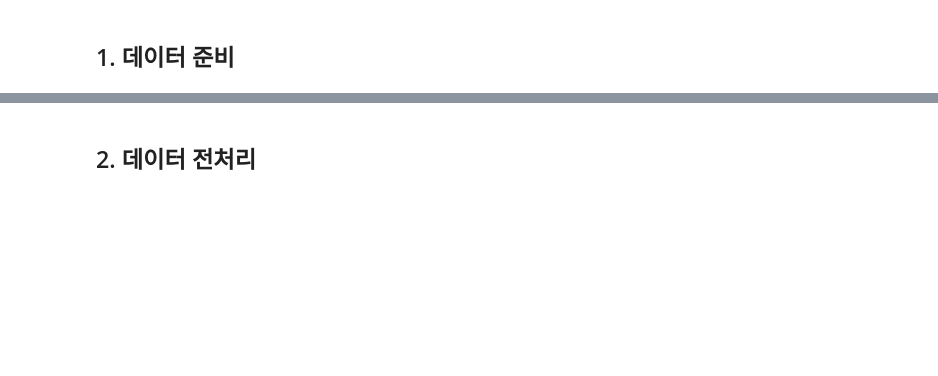
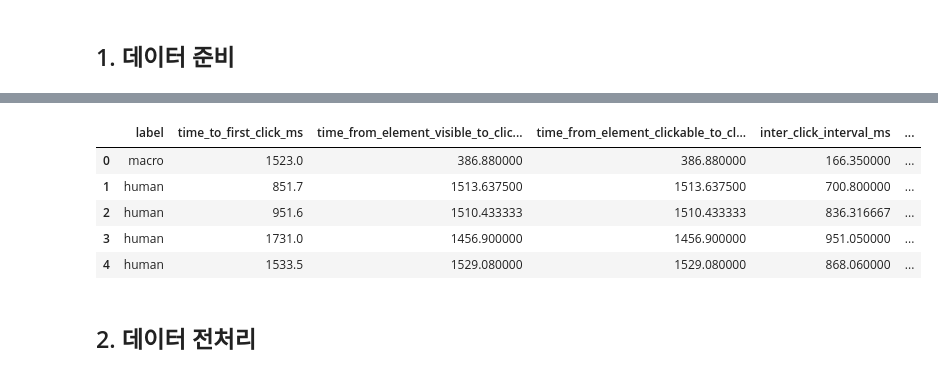
Before and after one commit to Tickle-ticket/Tickle, a Jupyter notebook: services/ai/train/model_experiment/logistic_regression.ipynb, the cells around one changed output, grey strips where cells are left out. Cells and saved outputs as stored; diff of their text form; code cells hidden in the pictures; blank space fills up the shorter version.

```diff
--- a/services/ai/train/model_experiment/logistic_regression.ipynb
+++ b/services/ai/train/model_experiment/logistic_regression.ipynb
@@ -9,13 +34,8 @@
 # %%
-from __future__ import annotations
-
-import json
-from datetime import datetime
-from pathlib import Path
-
-import numpy as np
-import pandas as pd
-import yaml
+pd.set_option("display.max_columns", None)
+pd.set_option("display.max_rows", 100)
+pd.set_option("display.max_colwidth", None)
+pd.set_option("display.width", 1000)
 
 SEED = 42
 TEST_SIZE = 0.2
@@ -155,2 +78,47 @@ configured feature count: 44
+# %%
+def load_data(data_dir: Path) -> pd.DataFrame:
+    """데이터 로드
+
+    Args:
+        data_dir (Path): 데이터 디렉토리 경로
+    Returns:
+        pd.DataFrame: 행동 데이터프레임
+    """
+
+    rows: list[dict] = []
+
+    for path in sorted(data_dir.glob("trial_*.json")):
+
+        data = json.loads(path.read_text(encoding="utf-8"))
+        label = data.get("label", None)
+
+        if(label is None):
+            continue
+
+        feature = data.get("metrics", {})
+
+        row = {
+            "label": label,
+        }
+
+        if isinstance(feature, dict):
+            row.update(feature)
+
+        rows.append(row)
+
+    df = pd.DataFrame(rows)
+
+    return df
+
+df = load_data(DATA_DIR)
+
+display(df.head())
+# %% [output]
+|  | label | time_to_first_click_ms | time_from_element_visible_to_clic... | time_from_element_clickable_to_cl... | inter_click_interval_ms | ... |
+| 0 | macro | 1523.0 | 386.880000 | 386.880000 | 166.350000 | ... |
+| 1 | human | 851.7 | 1513.637500 | 1513.637500 | 700.800000 | ... |
+| 2 | human | 951.6 | 1510.433333 | 1510.433333 | 836.316667 | ... |
+| 3 | human | 1731.0 | 1456.900000 | 1456.900000 | 951.050000 | ... |
+| 4 | human | 1533.5 | 1529.080000 | 1529.080000 | 868.060000 | ... |
 # %% [markdown]
 ## 2. 데이터 전처리
```
Also changed, not shown: parts of 26 cells of this notebook.
